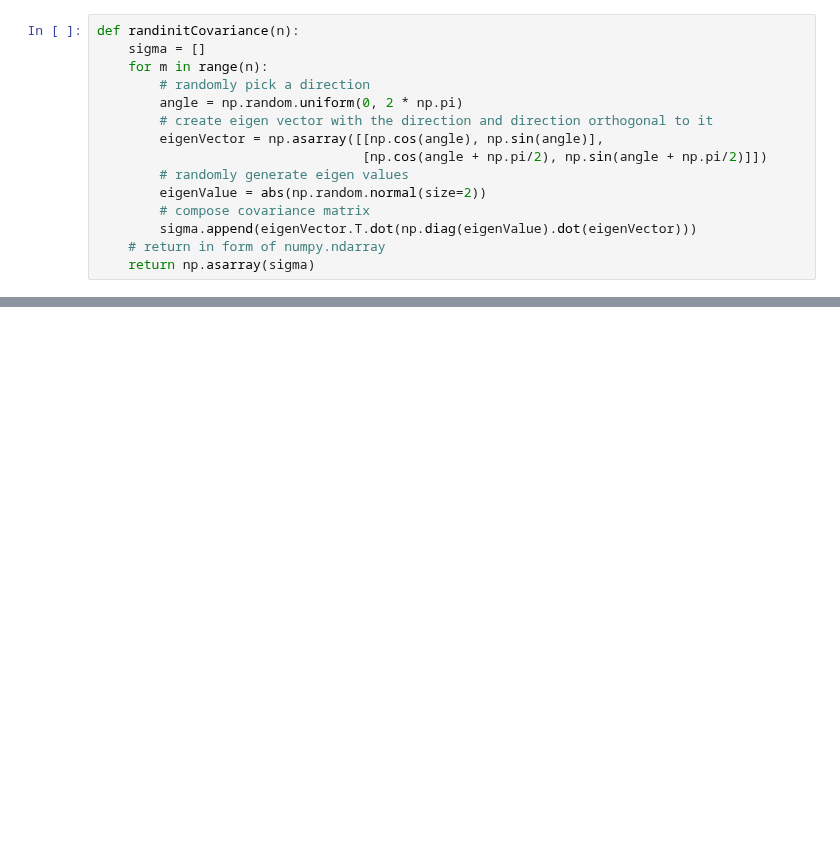
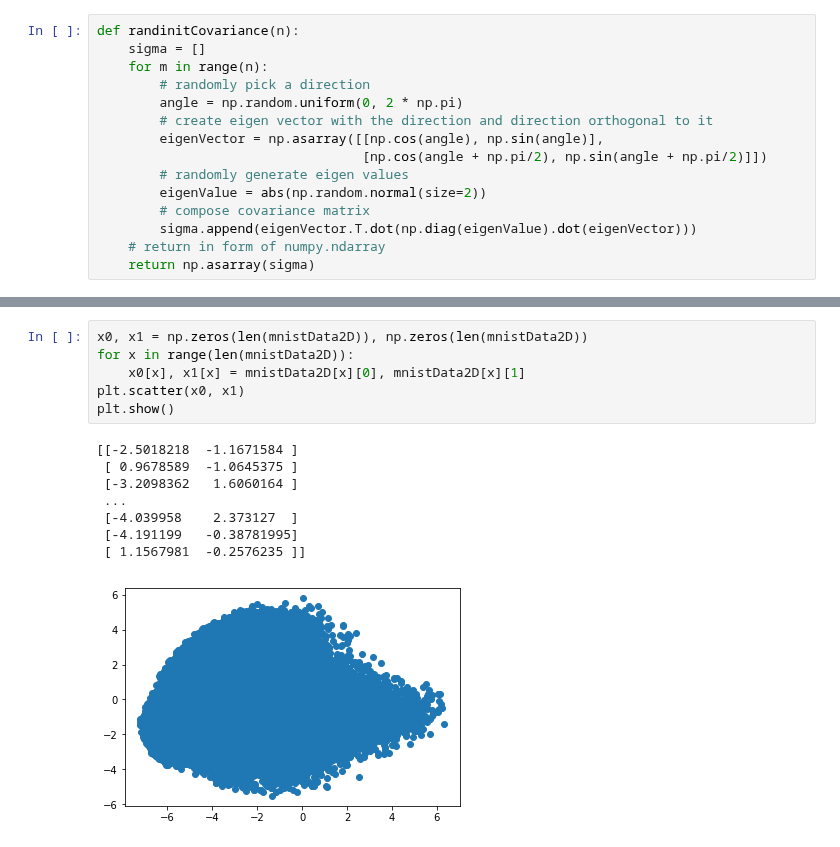
Before and after one commit to brennanmcfarland/pgm, a Jupyter notebook: Homework 4 Excercise 3.ipynb, the cells around one changed output, grey strips where cells are left out. Drawn from its saved outputs; the diff is of its cells as text; blank space fills up the shorter version.

```diff
--- a/Homework 4 Excercise 3.ipynb
+++ b/Homework 4 Excercise 3.ipynb
@@ -65,0 +71,15 @@ def randinitCovariance(n):
+# %%
+x0, x1 = np.zeros(len(mnistData2D)), np.zeros(len(mnistData2D))
+for x in range(len(mnistData2D)):
+    x0[x], x1[x] = mnistData2D[x][0], mnistData2D[x][1]
+plt.scatter(x0, x1)
+plt.show()
+# %% [output]
+[[-2.5018218  -1.1671584 ]
+ [ 0.9678589  -1.0645375 ]
+ [-3.2098362   1.6060164 ]
+ ...
+ [-4.039958    2.373127  ]
+ [-4.191199   -0.38781995]
+ [ 1.1567981  -0.2576235 ]]
+[figure, added]
```
Also changed, not shown: parts of 3 cells of this notebook, 4 other files.
